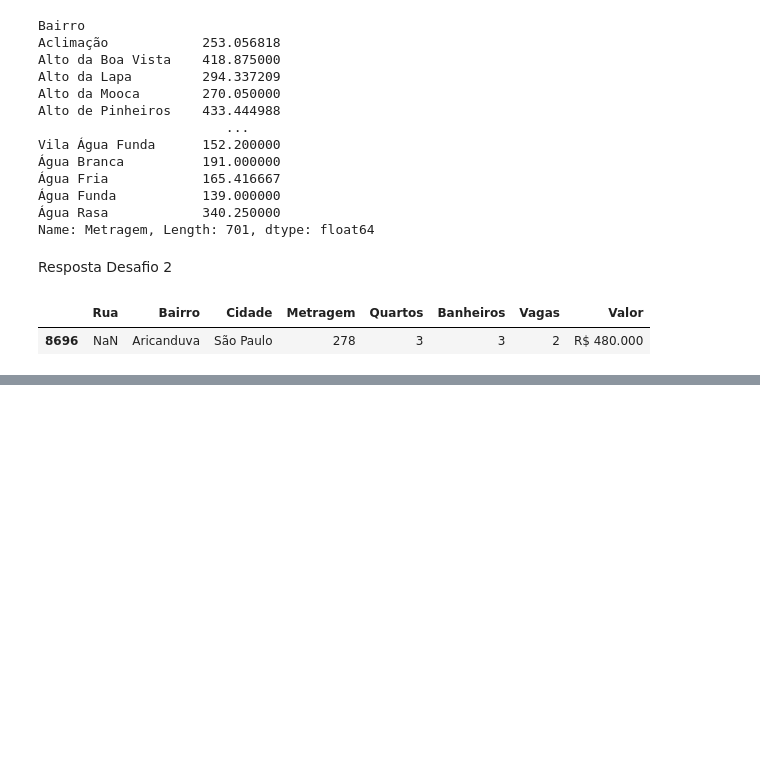
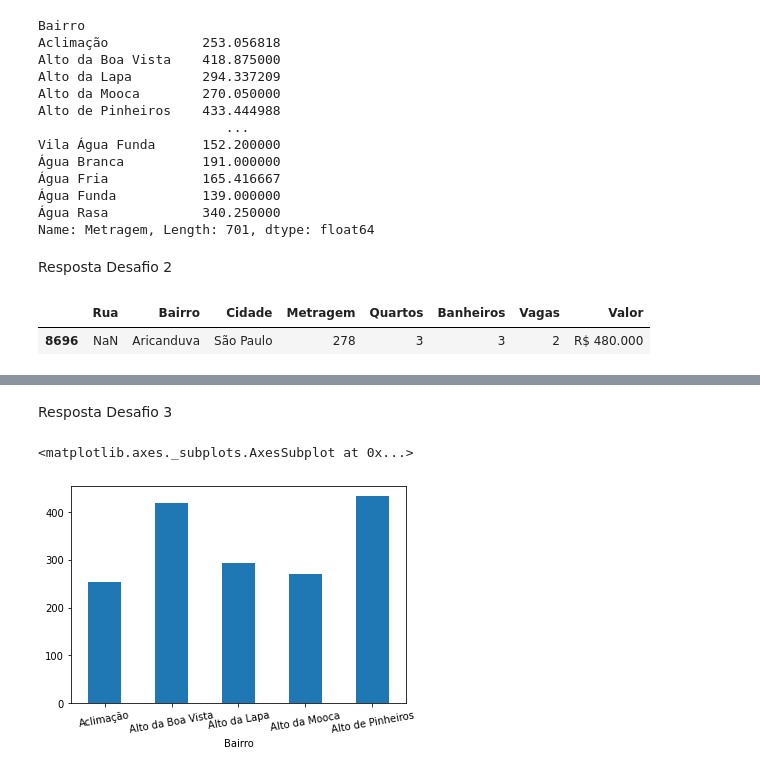
Before and after one commit to gynmidia/Imersao_dados_4, a Jupyter notebook: Imersao_dados_4_aula01_Pesquisa_Imoveis_Sao_Paulo.ipynb, the cells around one changed output, grey strips where cells are left out. Cells and saved outputs as stored; diff of their text form; code cells hidden in the pictures; blank space fills up the shorter version.

```diff
--- a/Imersao_dados_4_aula01_Pesquisa_Imoveis_Sao_Paulo.ipynb
+++ b/Imersao_dados_4_aula01_Pesquisa_Imoveis_Sao_Paulo.ipynb
@@ -224,3 +224,11 @@ dados[dados["Bairro"] == "Barra Funda"]
 | 9911 | Rua Doutor Roberto Mercatelli, 72 | Barra Funda | São Paulo | 87 | 3 | 2 | 1 | R$ 639.001 |
 | 9947 | Rua Doutor Roberto Mercatelli, 72 | Barra Funda | São Paulo | 92 | 3 | 2 | 1 | R$ 639.001 |
 | 9983 | Rua Doutor Roberto Mercatelli, 72 | Barra Funda | São Paulo | 92 | 3 | 2 | 1 | R$ 639.001 |
+# %% [markdown]
+Resposta Desafio 3
+# %%
+media_metragem_bairro = dados.groupby('Bairro')['Metragem'].mean()
+media_metragem_bairro.head(5).plot.bar(x='Bairro', rot=10)
+# %% [output]
+<matplotlib.axes._subplots.AxesSubplot at 0x...>
+[figure, added]
```
Also changed, not shown: parts of 14 cells of this notebook.
